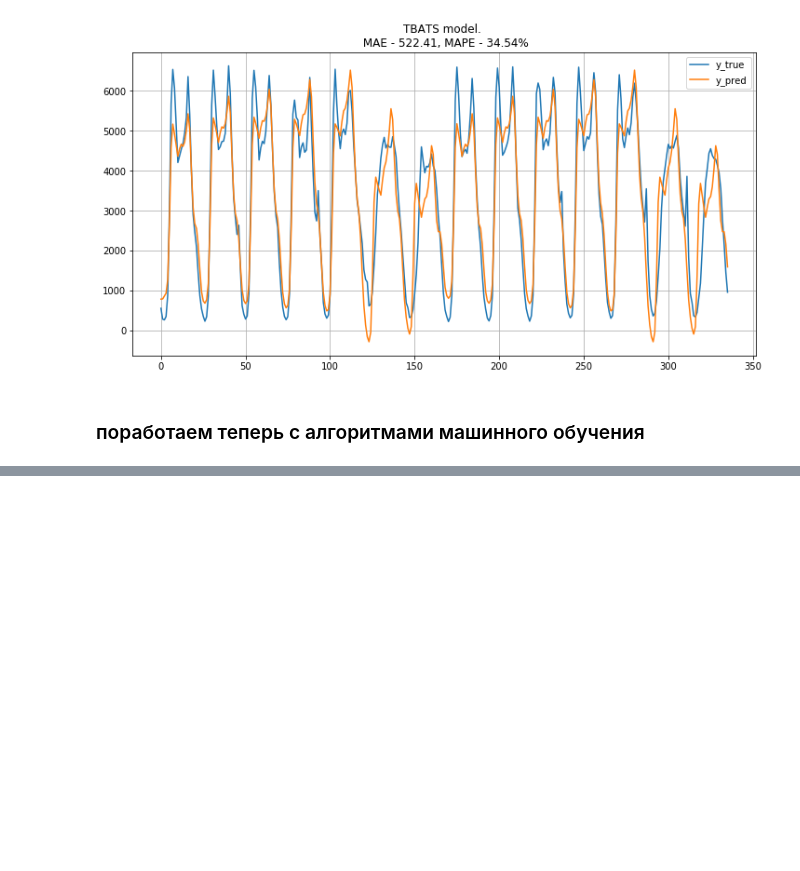
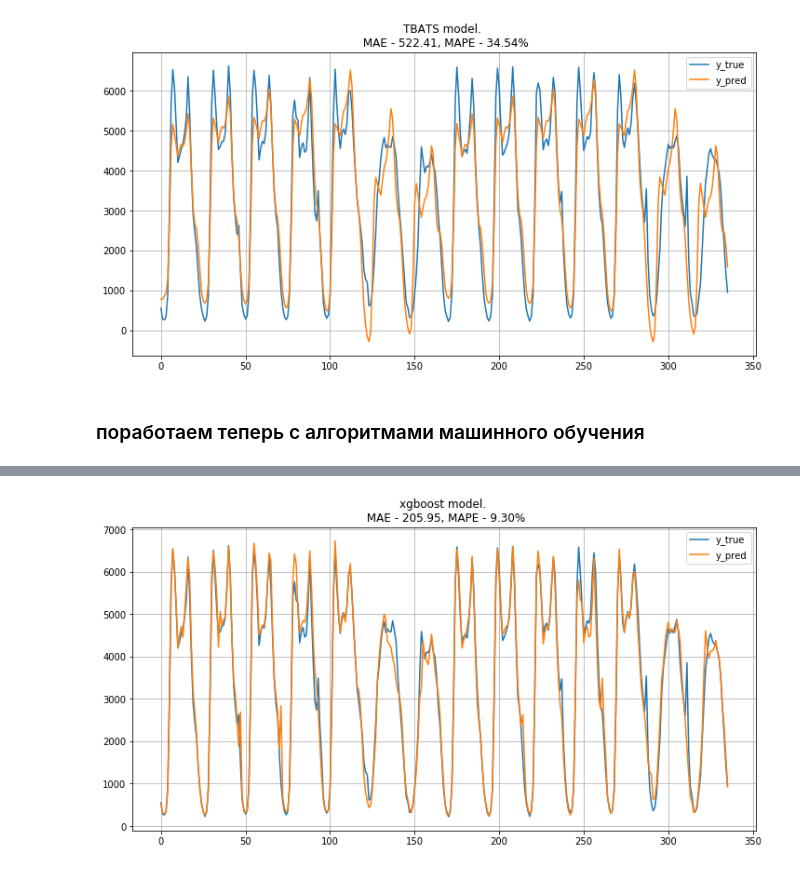
Before and after one commit to KurochkinVasiliy/OTUS_ML, a Jupyter notebook: Lesson 25 - TS/homework.ipynb, the cells around one changed output, grey strips where cells are left out. Saved outputs shown, nothing was run; the diff lists cells and outputs as text; code cells hidden in the pictures; blank space fills up the shorter version.

```diff
--- a/Lesson 25 - TS/homework.ipynb
+++ b/Lesson 25 - TS/homework.ipynb
@@ -929,0 +875,6 @@ y_test.to_excel("y_test.xlsx")
+# %%
+from xgboost import XGBRegressor
+xgb = XGBRegressor()
+xgb.fit(X_train, y_train)
+evaluate("xgboost model", y_test.values, xgb.predict(X_test))
+# %% [output]
@@ -929,0 +882 @@ y_test.to_excel("y_test.xlsx")
+[figure, added]
```
Also changed, not shown: parts of 59 cells of this notebook.
